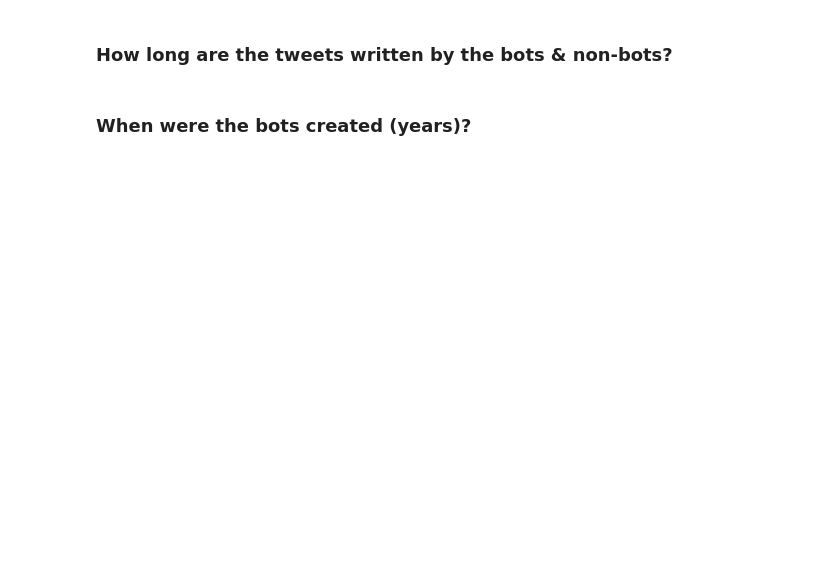
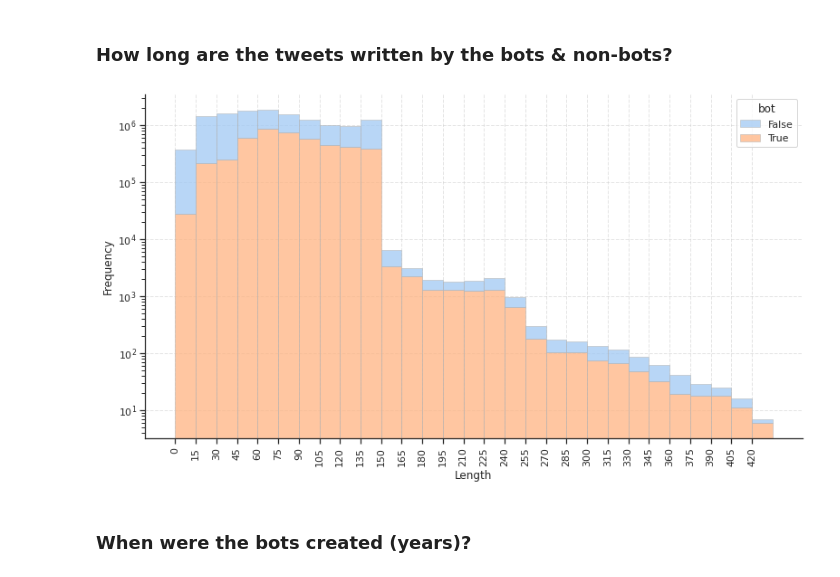
Before and after one commit to Sopralapanca/DM-twitter-dataset-analysis, a Jupyter notebook: DM_understanding_task1.ipynb, the cells around one changed output. Cells and saved outputs as stored; diff of their text form; code cells hidden in the pictures; blank space fills up the shorter version.

```diff
--- a/DM_understanding_task1.ipynb
+++ b/DM_understanding_task1.ipynb
@@ -46,6 +78,6 @@ from sys import getsizeof
 # %%
-tweet_path = "/data/tweets.csv"
-user_path = "/data/users.csv"
+tweet_path = "tweets.csv"
+user_path = "users.csv"
 
 # max_rows is used to load a portion of the dataset
 
@@ -57,17 +89,6 @@ if max_rows != 0:
   tweets_df = pd.read_csv(tweet_path, nrows=max_rows, encoding="UTF-8")
 else:
   tweets_df = pd.read_csv(tweet_path, encoding="UTF-8")
-# %%
-# max_rows is used to load a portion of the dataset
-
-max_rows = 0
-
-users_df = pd.read_csv("./users.csv")
-
-if max_rows != 0:
-  tweets_df = pd.read_csv("./tweets.csv", nrows=max_rows, encoding="UTF-8")
-else:
-  tweets_df = pd.read_csv("./tweets.csv", encoding="UTF-8")
 # %% [markdown]
 # **Data Understanding**
 
@@ -501,34 +689,36 @@ plt.show()
 # %%
 bot_mask = users_df['bot'] == True
 tweets_by_bot = tweets_df
 tweets_by_bot['bot'] = tweets_df['user_id'].isin(users_df[bot_mask]['id'])
 
 sns.set_theme(style="ticks")
 
-f, ax = plt.subplots(figsize=(7, 5))
+f, ax = plt.subplots(figsize=(13, 7))
 sns.despine(f)
 
 sns.histplot(
     tweets_by_bot,
     x=tweets_by_bot['text'].str.len(), hue='bot',
     multiple="stack",
     palette=sns.color_palette("pastel",2),
     edgecolor=".7",
     log_scale = [False, True],
     linewidth=.5,
     stat='count',
     binwidth=15,
     binrange=[0, 430],
 )
 ax.set_ylabel("Frequency")
 ax.set_xlabel("Length")
 xticks = np.arange(0, 430, 15)
 ax.set_xticks(xticks)
 ax.grid(axis='both', alpha=0.5, linestyle='--')
 ax.tick_params(axis='x', labelrotation=90)
 plt.show()
 
 del f, ax
+# %% [output]
+[figure, added]
 # %% [markdown]
 ### When were the bots created (years)?
 # %%
```
Also changed, not shown: parts of 42 cells of this notebook.
